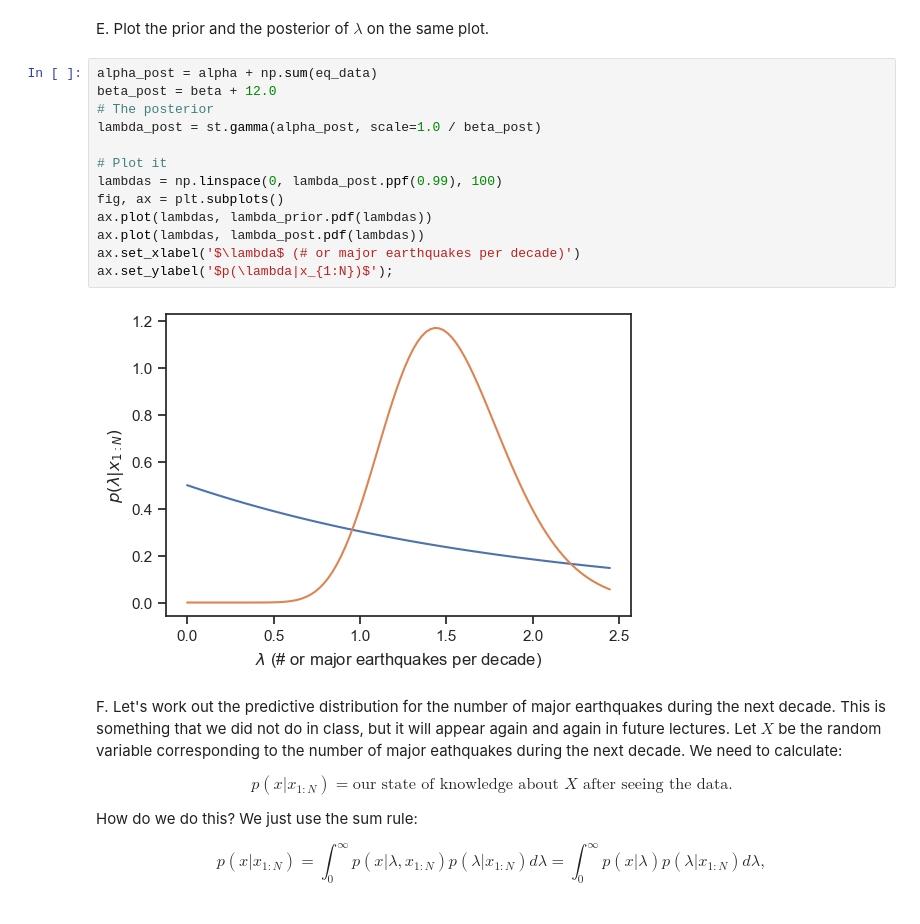
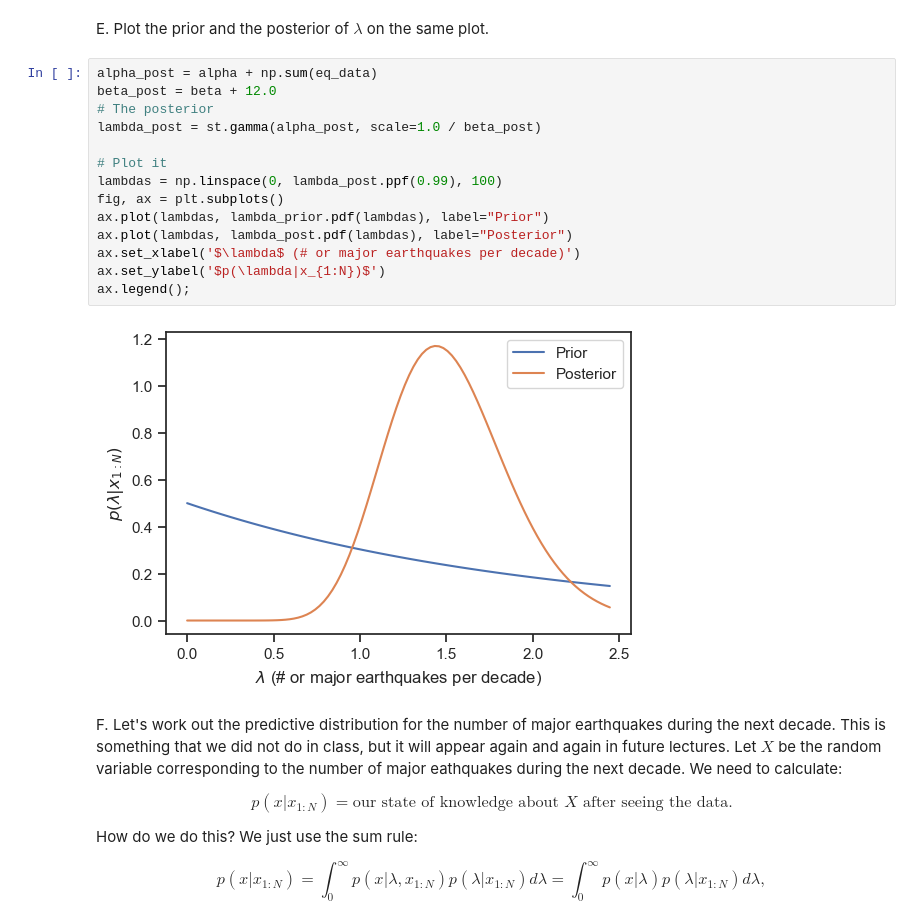
Before and after one commit to flavio-nardi/data-analytics-se, a Jupyter notebook: lecturebook/homework/homework-03.ipynb, the cells around one changed output. Cells and saved outputs as stored; diff of their text form.

```diff
--- a/lecturebook/homework/homework-03.ipynb
+++ b/lecturebook/homework/homework-03.ipynb
@@ -615,18 +616,19 @@ E. Plot the prior and the posterior of $\lambda$ on the same plot.
 # %%
 alpha_post = alpha + np.sum(eq_data)
 beta_post = beta + 12.0
 # The posterior
 lambda_post = st.gamma(alpha_post, scale=1.0 / beta_post)
 
 # Plot it
 lambdas = np.linspace(0, lambda_post.ppf(0.99), 100)
 fig, ax = plt.subplots()
-ax.plot(lambdas, lambda_prior.pdf(lambdas))
-ax.plot(lambdas, lambda_post.pdf(lambdas))
+ax.plot(lambdas, lambda_prior.pdf(lambdas), label="Prior")
+ax.plot(lambdas, lambda_post.pdf(lambdas), label="Posterior")
 ax.set_xlabel('$\lambda$ (# or major earthquakes per decade)')
-ax.set_ylabel('$p(\lambda|x_{1:N})$');
+ax.set_ylabel('$p(\lambda|x_{1:N})$')
+ax.legend();
 # %% [output]
-[figure, old version]
+[figure, new version]
 # %% [markdown]
 F. Let's work out the predictive distribution for the number of major earthquakes during the next decade.
 This is something that we did not do in class, but it will appear again and again in future lectures.
```
Also changed, not shown: parts of 17 cells of this notebook.
